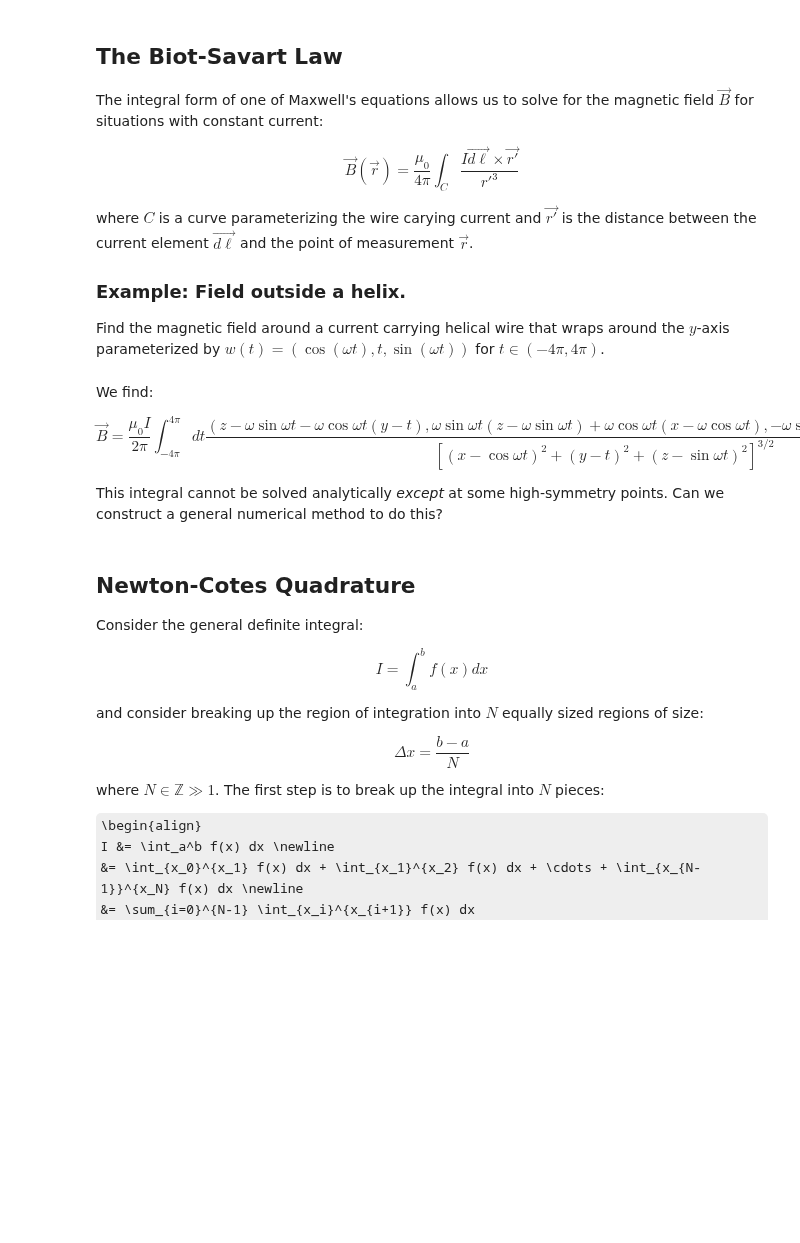
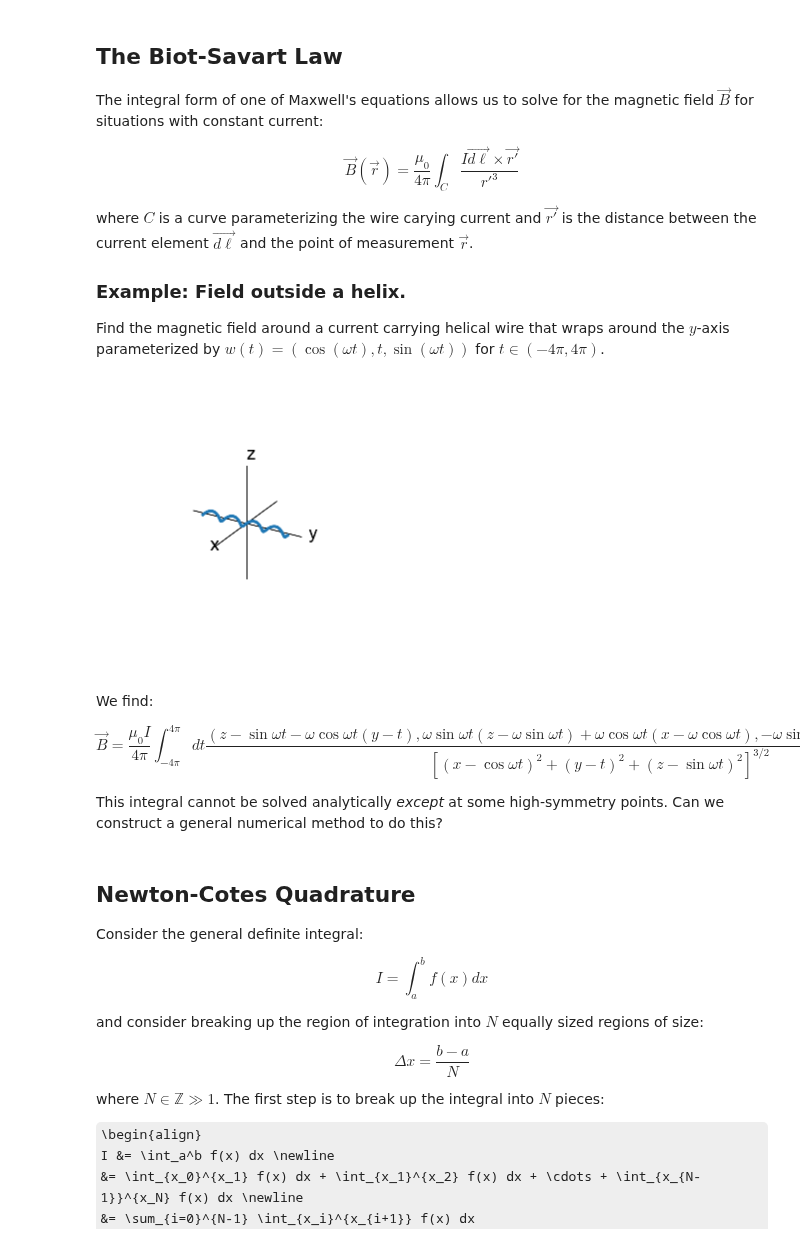
Before and after one commit to agdelma/IntroCompPhysics, a Jupyter notebook: Notebooks/26_Quadrature.ipynb, the cells around one changed output. Drawn from its saved outputs; the diff is of its cells as text; code cells hidden in the pictures; some formulas as TeX source; blank space fills up the shorter version.

```diff
--- a/Notebooks/26_Quadrature.ipynb
+++ b/Notebooks/26_Quadrature.ipynb
@@ -42,31 +42,33 @@ Find the magnetic field around a current carrying helical wire that wraps around
 # %%
 from mpl_toolkits.mplot3d import Axes3D
 from scipy.constants import pi as π
 
-ω = 5
+ω = 1
 
 fig = plt.figure(figsize=plt.figaspect(1))
 ax = fig.gca(projection='3d')
 
 q = np.linspace(-16,16,1000)
 t = np.linspace(-4*π, 4*π, 1000)
 x = np.cos(ω*t)
 y = t
 z = np.sin(ω*t)
 ax.plot(np.zeros_like(q),np.zeros_like(q),q, color='k', linewidth=1)
 ax.plot(q,np.zeros_like(q),np.zeros_like(q), color='k', linewidth=1)
 ax.plot(np.zeros_like(q),q,np.zeros_like(q), color='k', linewidth=1)
 ax.plot(x, y, z)
 ax.text(0,0,18, 'z', fontsize='18')
 ax.text(0,18,0, 'y', fontsize='18')
 ax.text(18,0,0, 'x', fontsize='18')
 ax.view_init(25, 30)
 plt.axis('off');
+# %% [output]
+[figure, added]
 # %% [markdown]
 We find:
 
 \begin{equation}
-\vec{B} = \frac{\mu_0 I}{2\pi} \int_{-4\pi}^{4\pi} dt \frac{\left(z-\omega\sin \omega t - \omega\cos \omega t(y-t), \omega\sin \omega t(z-\omega\sin \omega t) + \omega\cos \omega t (x-\omega\cos \omega t), - \omega \sin \omega t(y-t) - x + \omega \cos \omega t \right)}{\left[(x-\cos \omega t)^2 + (y-t)^2 + (z-\sin \omega t)^2\right]^{3/2}}
+\vec{B} = \frac{\mu_0 I}{4\pi} \int_{-4\pi}^{4\pi} dt \frac{\left(z-\sin \omega t - \omega\cos \omega t(y-t), \omega\sin \omega t(z-\omega\sin \omega t) + \omega\cos \omega t (x-\omega\cos \omega t), - \omega \sin \omega t(y-t) - x + \omega \cos \omega t \right)}{\left[(x-\cos \omega t)^2 + (y-t)^2 + (z-\sin \omega t)^2\right]^{3/2}}
 \end{equation}
 
 This integral cannot be solved analytically *except* at some high-symmetry points.  Can we construct a general numerical method to do this?
```
Also changed, not shown: parts of 4 cells of this notebook, 1 other file.
